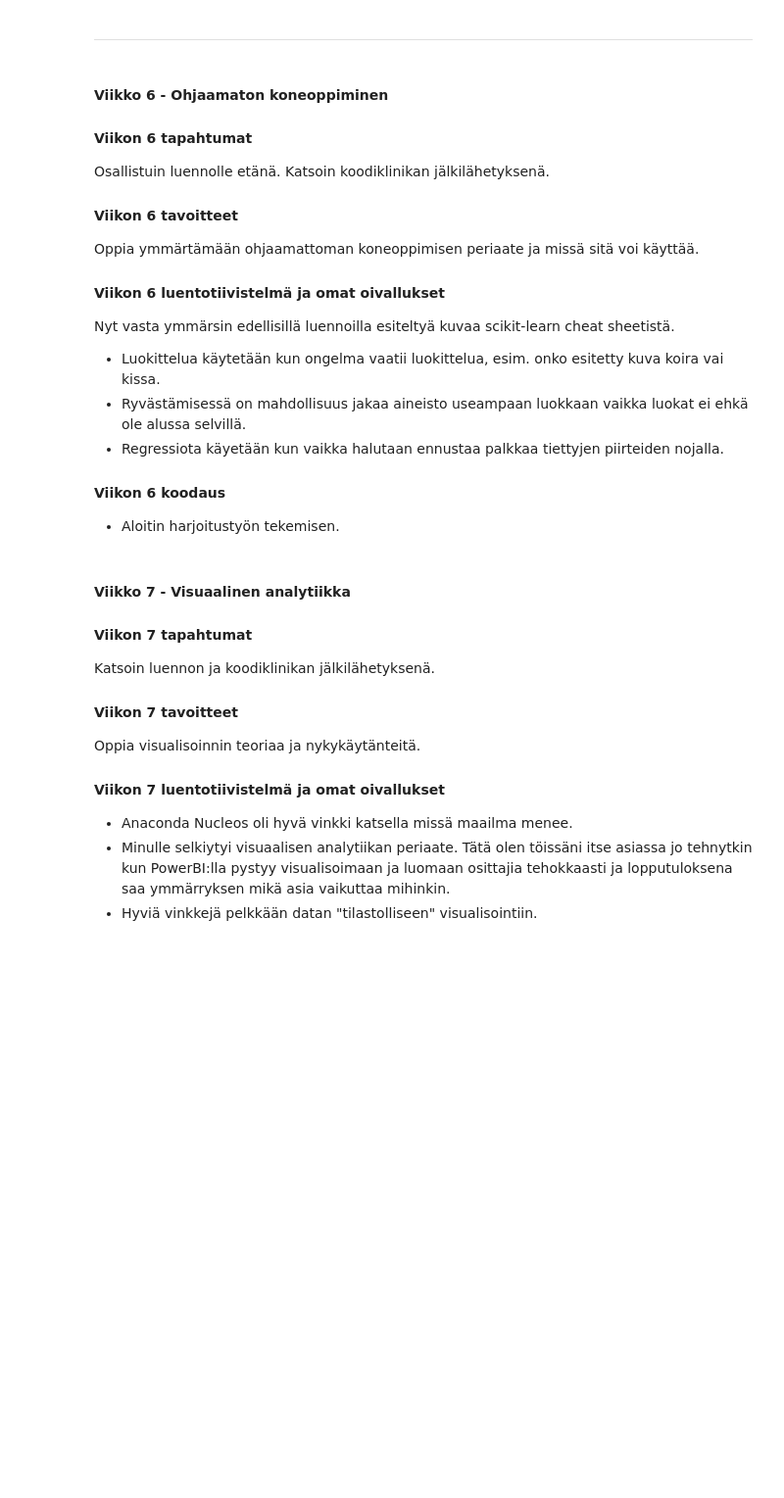
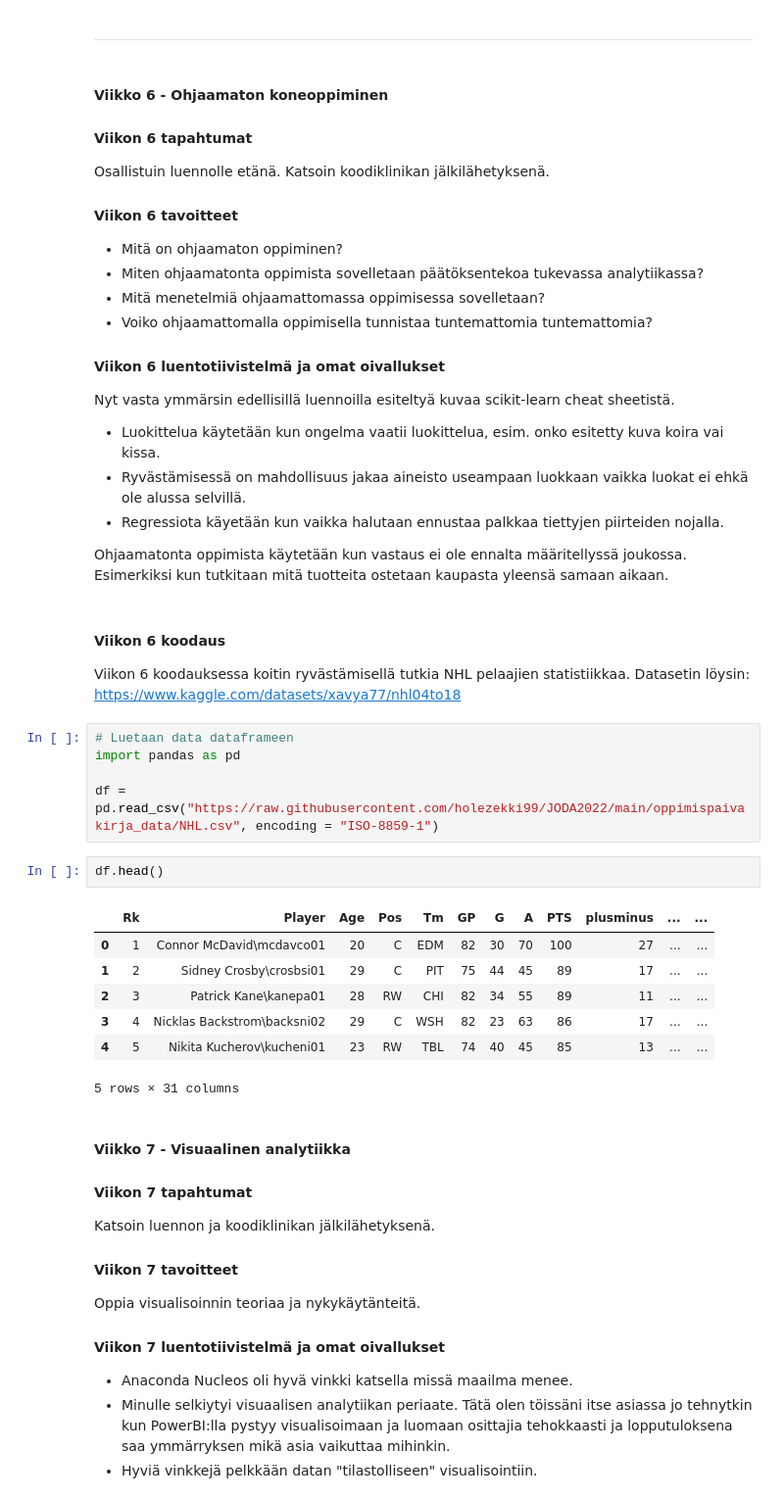
Before and after one commit to holezekki99/JODA2022, a Jupyter notebook: JODA2022_oppimispäiväkirja.ipynb, the cells around one changed output. Shown at 98% size. Saved outputs shown, nothing was run; the diff lists cells and outputs as text; blank space fills up the shorter version.

```diff
--- a/JODA2022_oppimispäiväkirja.ipynb
+++ b/JODA2022_oppimispäiväkirja.ipynb
@@ -481,15 +521,38 @@ df.head()
 #### Viikon 6 tapahtumat
 Osallistuin luennolle etänä. Katsoin koodiklinikan jälkilähetyksenä.
 #### Viikon 6 tavoitteet
-Oppia ymmärtämään ohjaamattoman koneoppimisen periaate ja missä sitä voi käyttää.
+- Mitä on ohjaamaton oppiminen?
+- Miten ohjaamatonta oppimista sovelletaan päätöksentekoa tukevassa analytiikassa?
+- Mitä menetelmiä ohjaamattomassa oppimisessa sovelletaan?
+- Voiko ohjaamattomalla oppimisella tunnistaa tuntemattomia tuntemattomia?
+
 #### Viikon 6 luentotiivistelmä ja omat oivallukset
+
 Nyt vasta ymmärsin edellisillä luennoilla esiteltyä kuvaa scikit-learn cheat sheetistä.
 - Luokittelua käytetään kun ongelma vaatii luokittelua, esim. onko esitetty kuva koira vai kissa.
 - Ryvästämisessä on mahdollisuus jakaa aineisto useampaan luokkaan vaikka luokat ei ehkä ole alussa selvillä.
 - Regressiota käyetään kun vaikka halutaan ennustaa palkkaa tiettyjen piirteiden nojalla.
 
-#### Viikon 6 koodaus
-- Aloitin harjoitustyön tekemisen.
+Ohjaamatonta oppimista käytetään kun vastaus ei ole ennalta määritellyssä joukossa. Esimerkiksi kun tutkitaan mitä tuotteita ostetaan kaupasta yleensä samaan aikaan.
+# %% [markdown]
+#### Viikon 6 koodaus
+
+Viikon 6 koodauksessa koitin ryvästämisellä tutkia NHL pelaajien statistiikkaa. Datasetin löysin: https://www.kaggle.com/datasets/xavya77/nhl04to18
+# %%
+# Luetaan data dataframeen
+import pandas as pd
+
+df = pd.read_csv("https://raw.githubusercontent.com/holezekki99/JODA2022/main/oppimispaivakirja_data/NHL.csv", encoding = "ISO-8859-1")
+# %%
+df.head()
+# %% [output]
+|  | Rk | Player | Age | Pos | Tm | GP | G | A | PTS | plusminus | ... | ... |
+| 0 | 1 | Connor McDavid\mcdavco01 | 20 | C | EDM | 82 | 30 | 70 | 100 | 27 | ... | ... |
+| 1 | 2 | Sidney Crosby\crosbsi01 | 29 | C | PIT | 75 | 44 | 45 | 89 | 17 | ... | ... |
+| 2 | 3 | Patrick Kane\kanepa01 | 28 | RW | CHI | 82 | 34 | 55 | 89 | 11 | ... | ... |
+| 3 | 4 | Nicklas Backstrom\backsni02 | 29 | C | WSH | 82 | 23 | 63 | 86 | 17 | ... | ... |
+| 4 | 5 | Nikita Kucherov\kucheni01 | 23 | RW | TBL | 74 | 40 | 45 | 85 | 13 | ... | ... |
+5 rows × 31 columns
 # %% [markdown]
 #### **Viikko 7 - Visuaalinen analytiikka**
 
```
Also changed, not shown: parts of 12 cells of this notebook.
